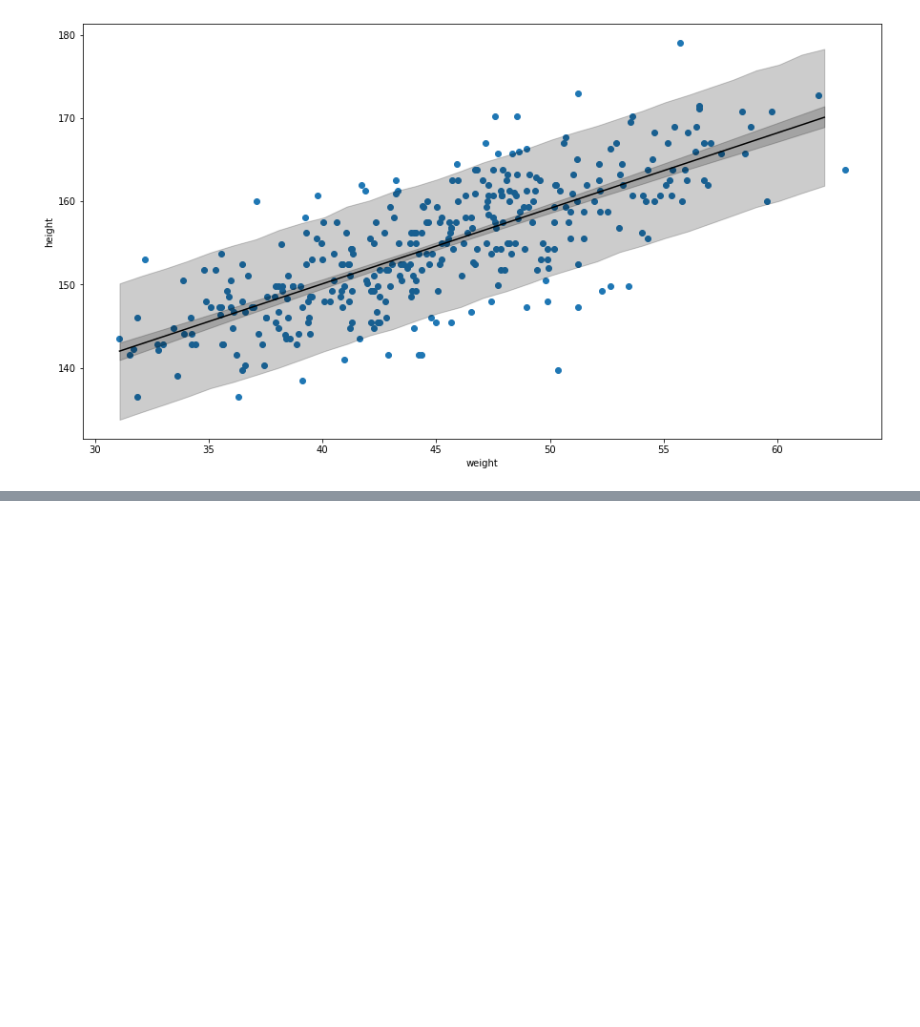
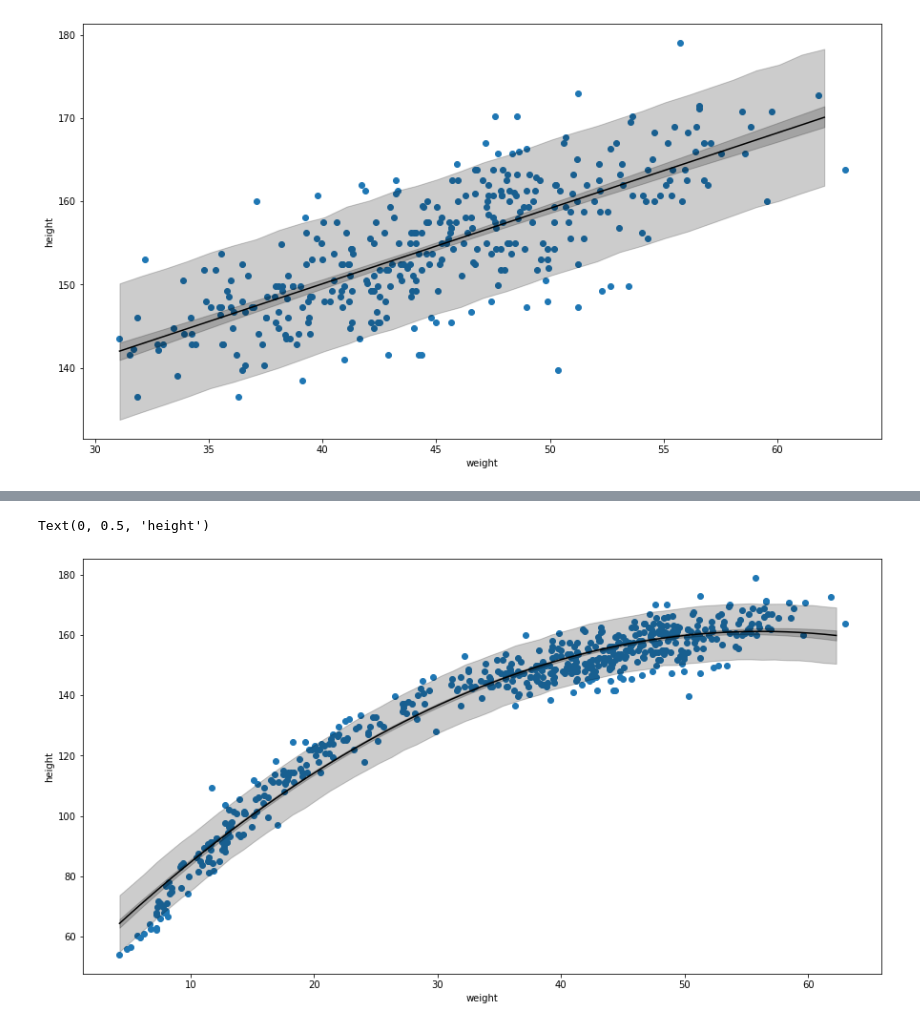
Before and after one commit to Mononofu/statistical_rethinking, a Jupyter notebook: Chapter 4 - Geocentric Models.ipynb, the cells around one changed output, grey strips where cells are left out. Cells and saved outputs as stored; diff of their text form; code cells hidden in the pictures; blank space fills up the shorter version.

Commit message:
quadratic model

```diff
--- a/Chapter 4 - Geocentric Models.ipynb
+++ b/Chapter 4 - Geocentric Models.ipynb
@@ -224,0 +278,24 @@ Text(0, 0.5, 'height')
+# %%
+weights = np.arange(start=df["weight"].min(), stop=df["weight"].max(), step=1)
+
+post = m4_5.sample_posterior(jax.random.PRNGKey(1), p4_5, (10000,))
+pred = Predictive(m4_5.model, post, return_sites=['mu', "height"])
+samples = pred(jax.random.PRNGKey(2), weights, None)
+
+fig, ax = plt.subplots(figsize=(15, 8))
+ax.scatter(df['weight'], df['height'])
+ax.plot(weights, samples['mu'].mean(axis=0), "k")
+
+# Shaded region for confidence interval of mu.
+mu_PI = np.percentile(samples['mu'], q=[5.5, 94.5], axis=0)
+plt.fill_between(weights, mu_PI[0], mu_PI[1], color="k", alpha=0.2)
+
+# Shaded region for confidence interval of heights.
+height_PI = np.percentile(samples['height'], q=[5.5, 94.5], axis=0)
+plt.fill_between(weights, height_PI[0], height_PI[1], color="k", alpha=0.2)
+
+ax.set_xlabel('weight')
+ax.set_ylabel('height')
+# %% [output]
+Text(0, 0.5, 'height')
+[figure, added]
```
Also changed, not shown: parts of 4 cells of this notebook.
